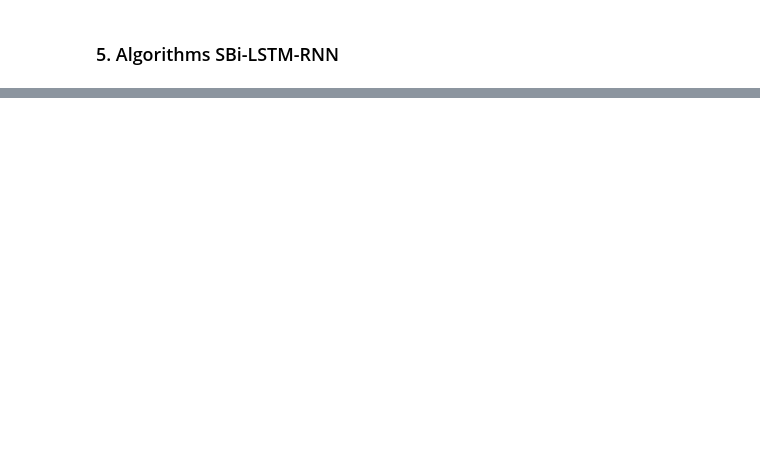
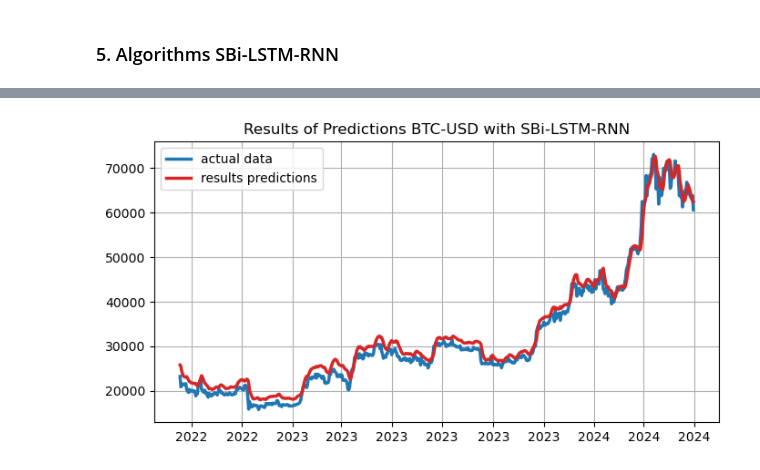
Before and after one commit to kusin/bahan-ajar-ML, a Jupyter notebook: Pertemuan 11 - Neural Network/Stacked-Bidirectional-NN.ipynb, the cells around one changed output, grey strips where cells are left out. Drawn from its saved outputs; the diff is of its cells as text; code cells hidden in the pictures; blank space fills up the shorter version.

```diff
--- a/Pertemuan 11 - Neural Network/Stacked-Bidirectional-NN.ipynb
+++ b/Pertemuan 11 - Neural Network/Stacked-Bidirectional-NN.ipynb
@@ -130,7 +191,9 @@ lineplot_matplotlib2(
 # %%
 # results predict with LSTM
-lineplot_matplotlib2(
+lineplot_matplotlib3(
   x1=dataset["Date"].iloc[len(y_train)+120:].values, y1=inverse(scaler, y_test), label1="actual data",
   x2=dataset["Date"].iloc[len(y_train)+120:].values, y2=inverse(scaler, lstm_predictions), label2="results predictions",
   title="Results of Predictions BTC-USD with "+algorithms
 )
+# %% [output]
+[figure, added]
```
Also changed, not shown: parts of 12 cells of this notebook, 2 other files.
